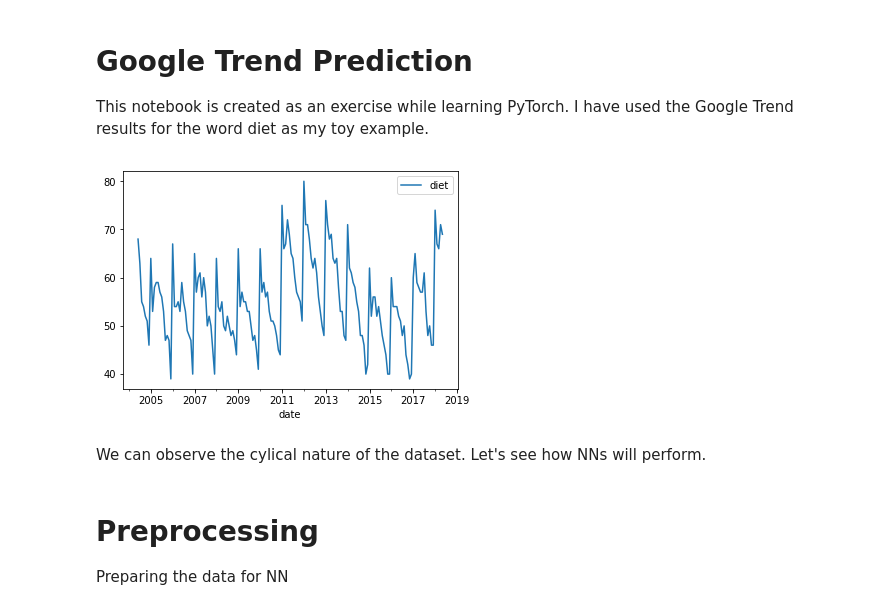
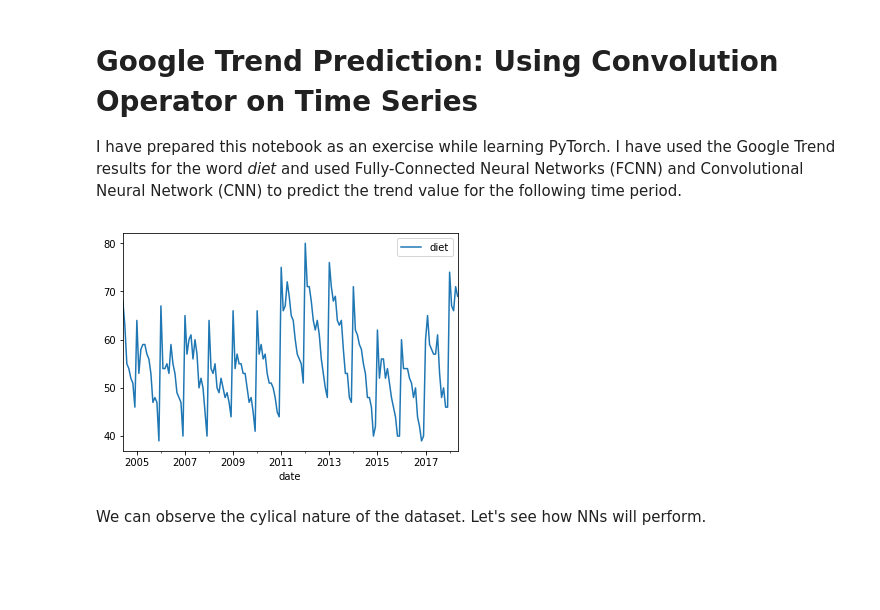
Before and after one commit to sarodz/Exploration, a Jupyter notebook: trendPredict/1_FC-CNN.ipynb, the cells around one changed output. Drawn from its saved outputs; the diff is of its cells as text; code cells hidden in the pictures; blank space fills up the shorter version.

```diff
--- a/trendPredict/1_FC-CNN.ipynb
+++ b/trendPredict/1_FC-CNN.ipynb
@@ -1,33 +1,23 @@
 # %% [markdown]
-# Google Trend Prediction
+# Google Trend Prediction: Using Convolution Operator on Time Series
 
-This notebook is created as an exercise while learning PyTorch. I have used the Google Trend results for the word diet as my toy example.
+I have prepared this notebook as an exercise while learning PyTorch. I have used the Google Trend results for the word *diet* and used Fully-Connected Neural Networks (FCNN) and Convolutional Neural Network (CNN) to predict the trend value for the following time period.
 # %%
-from pytrends.request import TrendReq
+# Readers interested in dowloanding the dataset from the internet can use the pytrends library
+
 import pandas as pd
 import matplotlib.pyplot as plt
-
-keyword = 'diet'
-pytrend = TrendReq(hl='de-CH')
-
-# To dowloand it from internet, I have saved a local copy
-#pytrend.build_payload(kw_list=[keyword], timeframe='all')
-#df = pytrend.interest_over_time()
 
 df = pd.read_csv('./diet.csv', names=['date', 'diet'])
 df = df[2:]
 df.diet = df.diet.astype('int64')
 df.date = pd.to_datetime(df.date)
 df = df.set_index('date')
 df2 = df[5:]
 
 df2.plot()
 plt.show()
 # %% [output]
-[figure, old version]
+[figure, new version]
 # %% [markdown]
 We can observe the cylical nature of the dataset. Let's see how NNs will perform.
-# %% [markdown]
-# Preprocessing
-
-Preparing the data for NN
```
Also changed, not shown: parts of 18 cells of this notebook, 6 other files.
